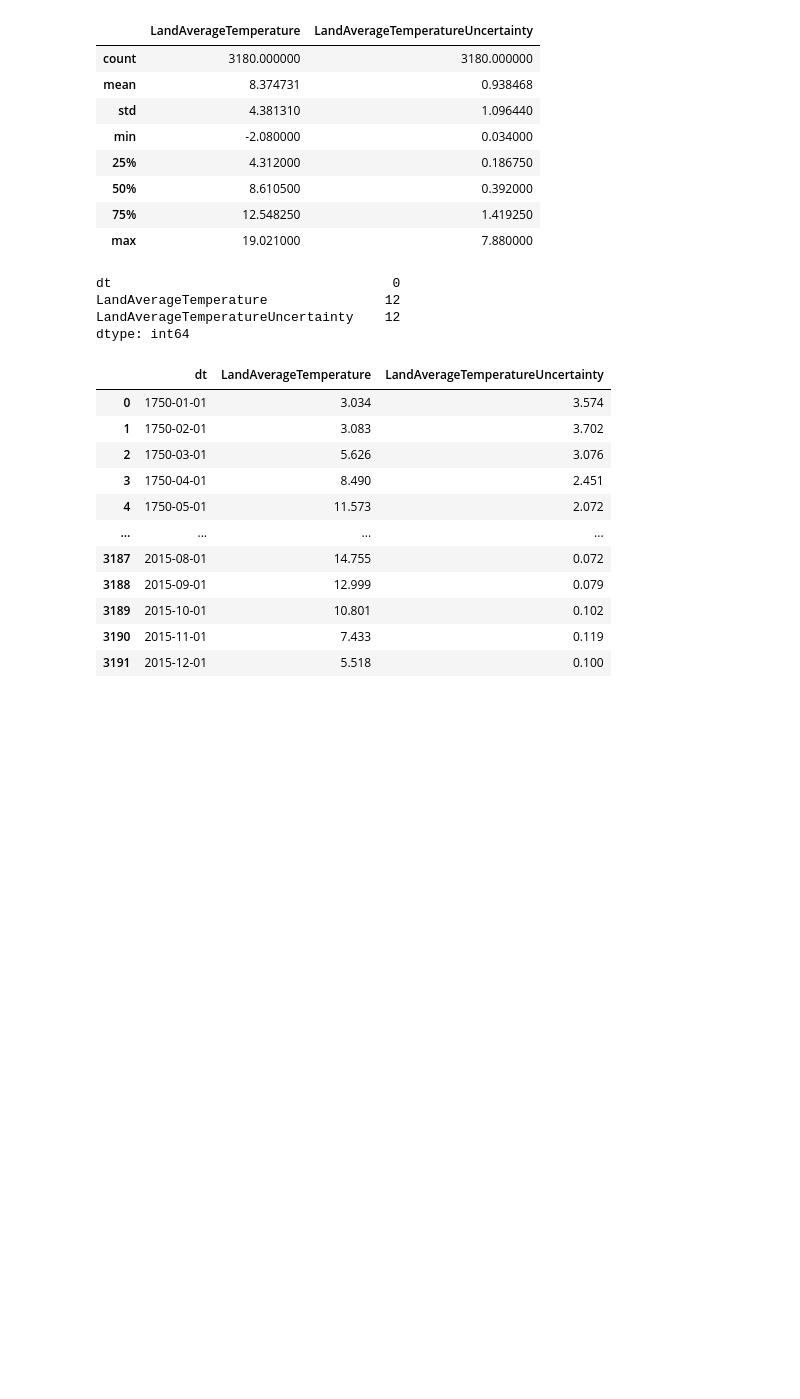
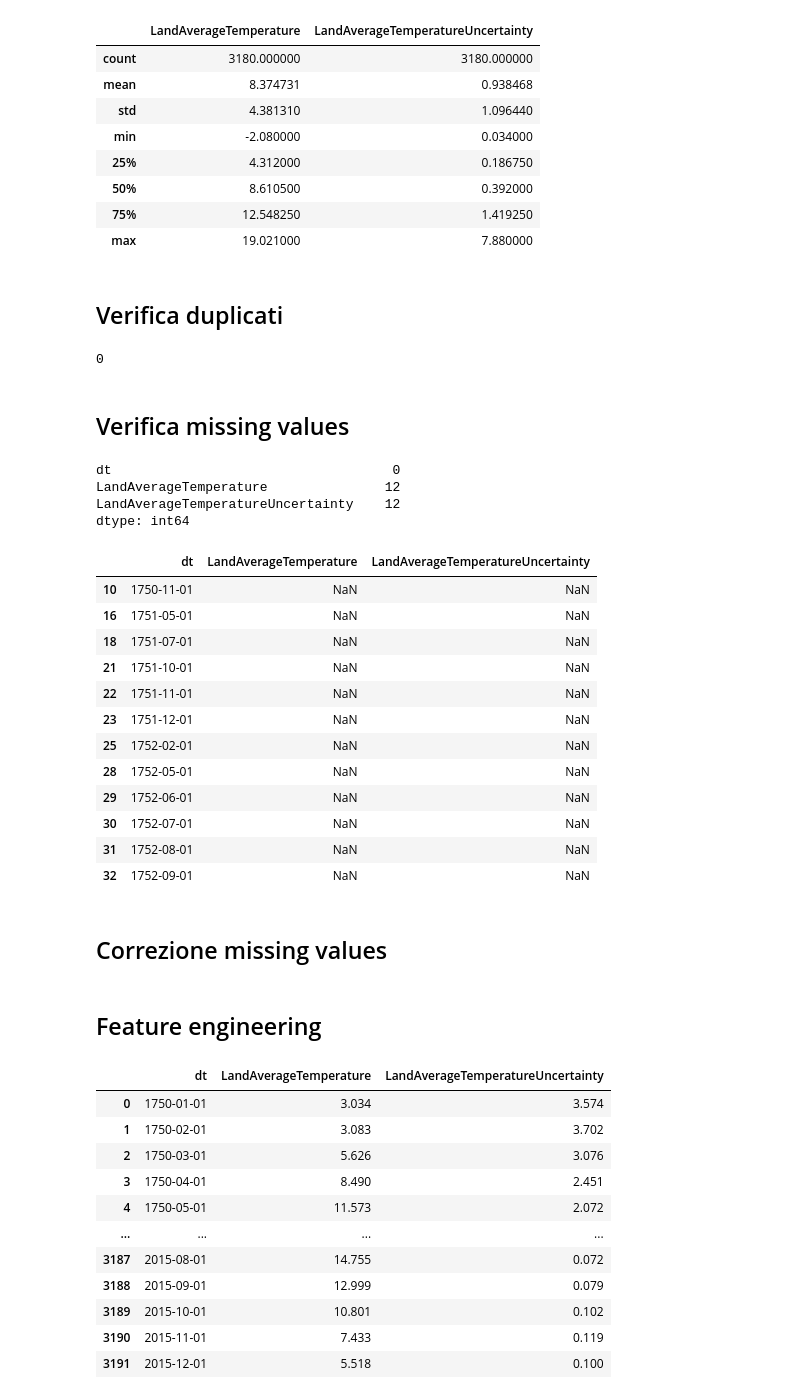
Before and after one commit to lorenzlorg/Big-Data-MAPR-project, a Jupyter notebook: Esercizio Serie Storica.ipynb, the cells around one changed output. Cells and saved outputs as stored; diff of their text form; code cells hidden in the pictures; blank space fills up the shorter version.

```diff
--- a/Esercizio Serie Storica.ipynb
+++ b/Esercizio Serie Storica.ipynb
@@ -31,6 +33,14 @@ df.describe()
 | 50% | 8.610500 | 0.392000 |
 | 75% | 12.548250 | 1.419250 |
 | max | 19.021000 | 7.880000 |
+# %% [markdown]
+## Verifica duplicati
+# %%
+sum(df.duplicated())
+# %% [output]
+0
+# %% [markdown]
+## Verifica missing values
 # %%
 df.isna().sum()
 
@@ -40,4 +50,24 @@ dt                                    0
 LandAverageTemperature               12
 LandAverageTemperatureUncertainty    12
 dtype: int64
+# %%
+df[df.isna().any(axis=1)]
+# %% [output]
+|  | dt | LandAverageTemperature | LandAverageTemperatureUncertainty |
+| 10 | 1750-11-01 | NaN | NaN |
+| 16 | 1751-05-01 | NaN | NaN |
+| 18 | 1751-07-01 | NaN | NaN |
+| 21 | 1751-10-01 | NaN | NaN |
+| 22 | 1751-11-01 | NaN | NaN |
+| 23 | 1751-12-01 | NaN | NaN |
+| 25 | 1752-02-01 | NaN | NaN |
+| 28 | 1752-05-01 | NaN | NaN |
+| 29 | 1752-06-01 | NaN | NaN |
+| 30 | 1752-07-01 | NaN | NaN |
+| 31 | 1752-08-01 | NaN | NaN |
+| 32 | 1752-09-01 | NaN | NaN |
+# %% [markdown]
+## Correzione missing values
+# %% [markdown]
+## Feature engineering
 # %%
```
Also changed, not shown: parts of 45 cells of this notebook, 1 other file.
